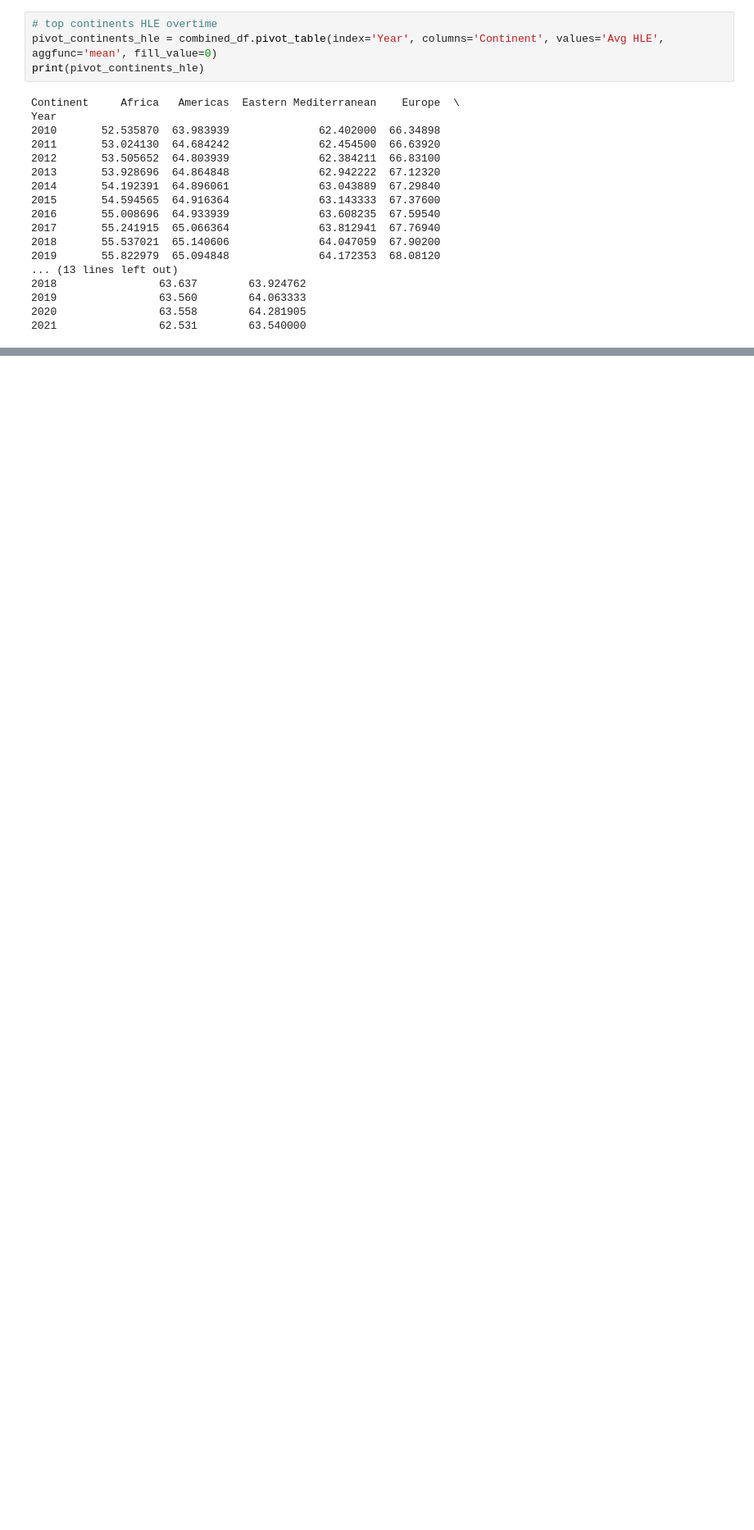
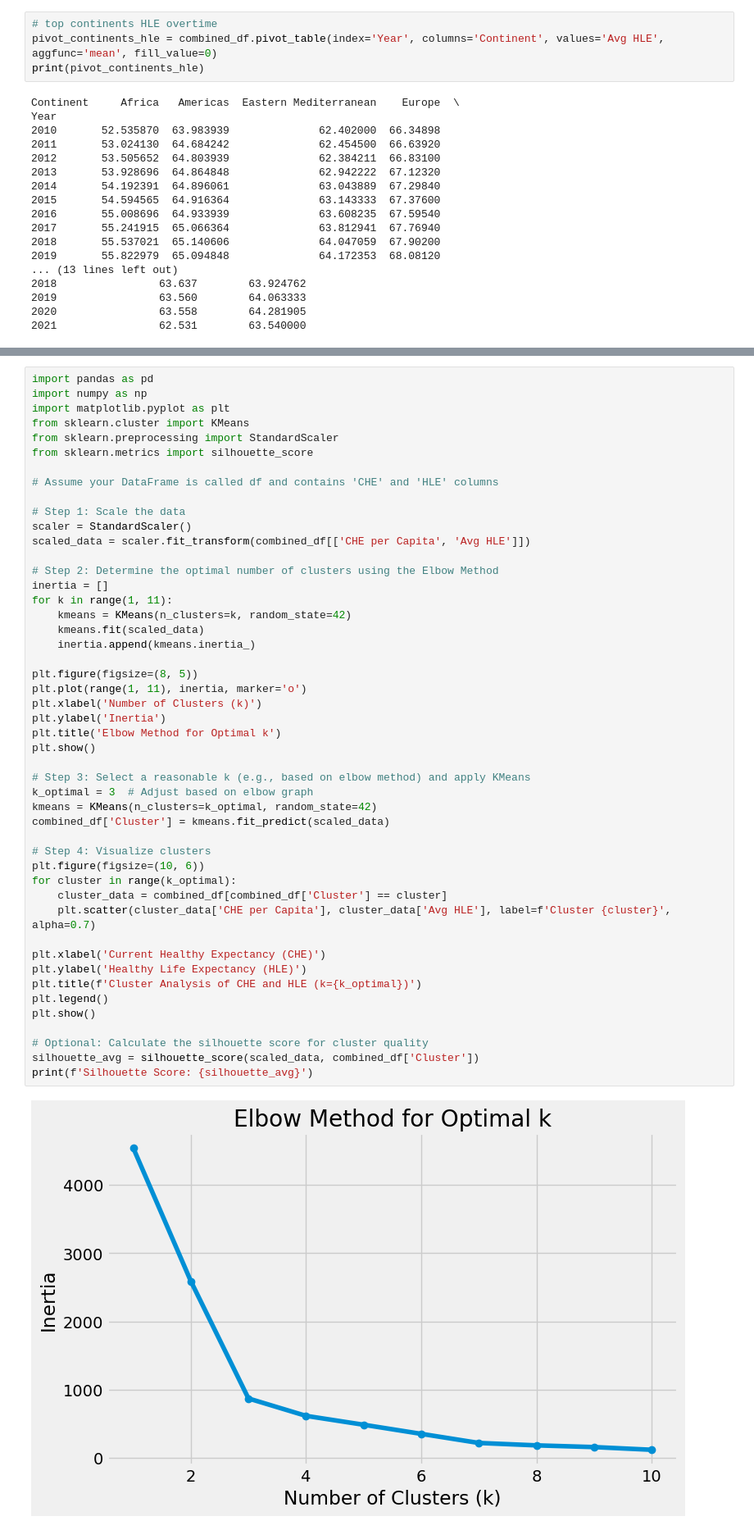
Before and after one commit to christineton/Current_Health_Expenditure_Life_Expectancy_Analysis, a Jupyter notebook: current_health_expenditure_life_expectancy_analysis.ipynb, the cells around one changed output, grey strips where cells are left out. Shown at 82% size. Cells and saved outputs as stored; diff of their text form; blank space fills up the shorter version.

```diff
--- a/current_health_expenditure_life_expectancy_analysis.ipynb
+++ b/current_health_expenditure_life_expectancy_analysis.ipynb
@@ -512,0 +567,50 @@ plt.show()
+# %%
+import pandas as pd
+import numpy as np
+import matplotlib.pyplot as plt
+from sklearn.cluster import KMeans
+from sklearn.preprocessing import StandardScaler
+from sklearn.metrics import silhouette_score
+
+# Assume your DataFrame is called df and contains 'CHE' and 'HLE' columns
+
+# Step 1: Scale the data
+scaler = StandardScaler()
+scaled_data = scaler.fit_transform(combined_df[['CHE per Capita', 'Avg HLE']])
+
+# Step 2: Determine the optimal number of clusters using the Elbow Method
+inertia = []
+for k in range(1, 11):
+    kmeans = KMeans(n_clusters=k, random_state=42)
+    kmeans.fit(scaled_data)
+    inertia.append(kmeans.inertia_)
+
+plt.figure(figsize=(8, 5))
+plt.plot(range(1, 11), inertia, marker='o')
+plt.xlabel('Number of Clusters (k)')
+plt.ylabel('Inertia')
+plt.title('Elbow Method for Optimal k')
+plt.show()
+
+# Step 3: Select a reasonable k (e.g., based on elbow method) and apply KMeans
+k_optimal = 3  # Adjust based on elbow graph
+kmeans = KMeans(n_clusters=k_optimal, random_state=42)
+combined_df['Cluster'] = kmeans.fit_predict(scaled_data)
+
+# Step 4: Visualize clusters
+plt.figure(figsize=(10, 6))
+for cluster in range(k_optimal):
+    cluster_data = combined_df[combined_df['Cluster'] == cluster]
+    plt.scatter(cluster_data['CHE per Capita'], cluster_data['Avg HLE'], label=f'Cluster {cluster}', alpha=0.7)
+
+plt.xlabel('Current Healthy Expectancy (CHE)')
+plt.ylabel('Healthy Life Expectancy (HLE)')
+plt.title(f'Cluster Analysis of CHE and HLE (k={k_optimal})')
+plt.legend()
+plt.show()
+
+# Optional: Calculate the silhouette score for cluster quality
+silhouette_avg = silhouette_score(scaled_data, combined_df['Cluster'])
+print(f'Silhouette Score: {silhouette_avg}')
+# %% [output]
+[figure, added]
```
Also changed, not shown: parts of 19 cells of this notebook.
